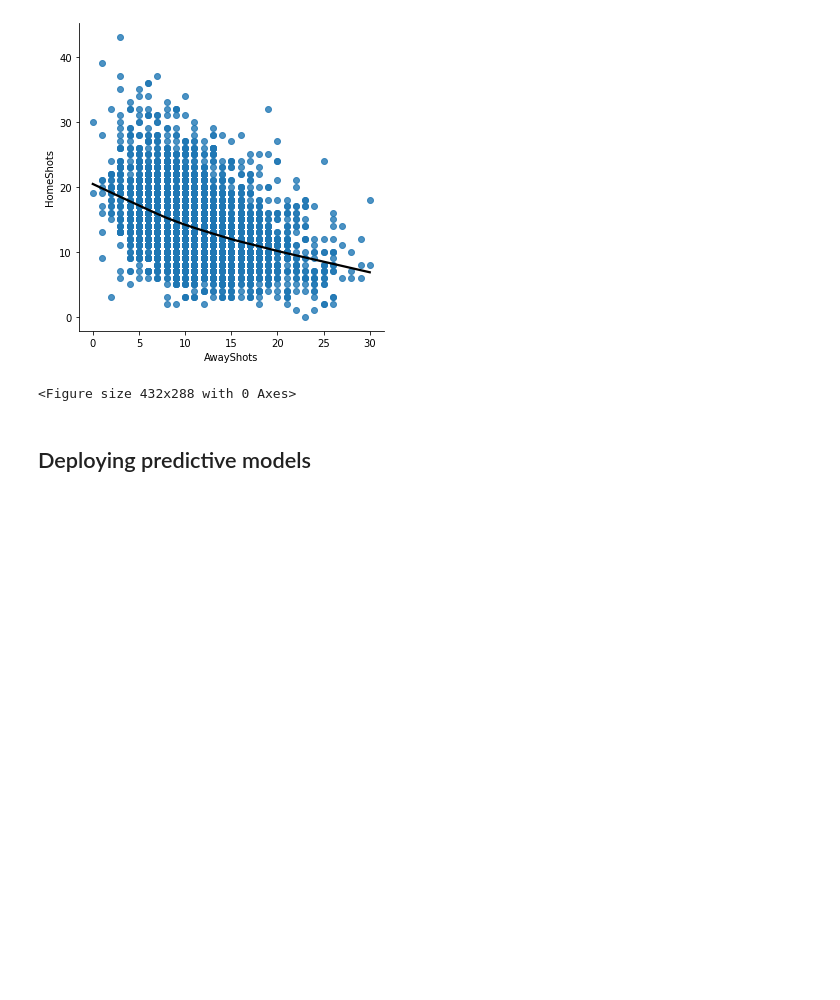
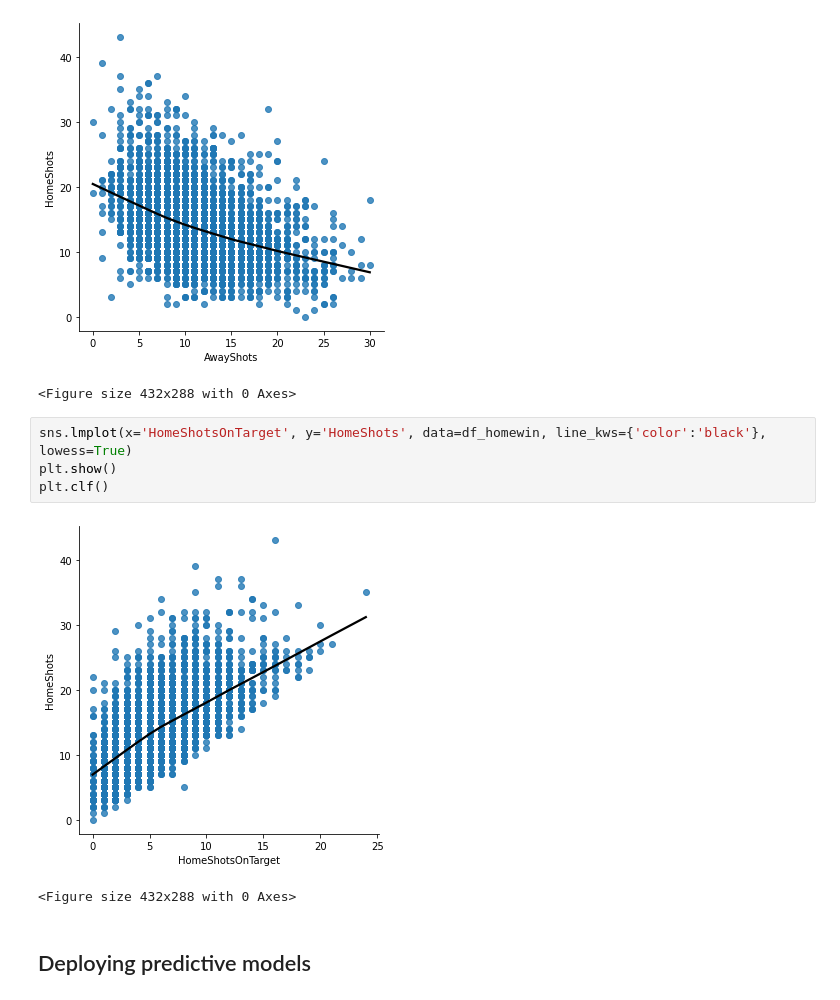
Before and after one commit to jake321southall/football-data-analysis, a Jupyter notebook: football analysis notebook.ipynb, the cells around one changed output. Cells and saved outputs as stored; diff of their text form; blank space fills up the shorter version.

```diff
--- a/football analysis notebook.ipynb
+++ b/football analysis notebook.ipynb
@@ -192,6 +192,13 @@ plt.clf()
 # %% [output]
 [figure]
 <Figure size 432x288 with 0 Axes>
+# %%
+sns.lmplot(x='HomeShotsOnTarget', y='HomeShots', data=df_homewin, line_kws={'color':'black'}, lowess=True)
+plt.show()
+plt.clf()
+# %% [output]
+[figure, added]
+<Figure size 432x288 with 0 Axes>
 # %% [markdown]
 ## Deploying predictive models <a class="anchor" id="Deployingpredictivemodels"></a>
 # %% [markdown]
```
Also changed, not shown: parts of 55 cells of this notebook.
